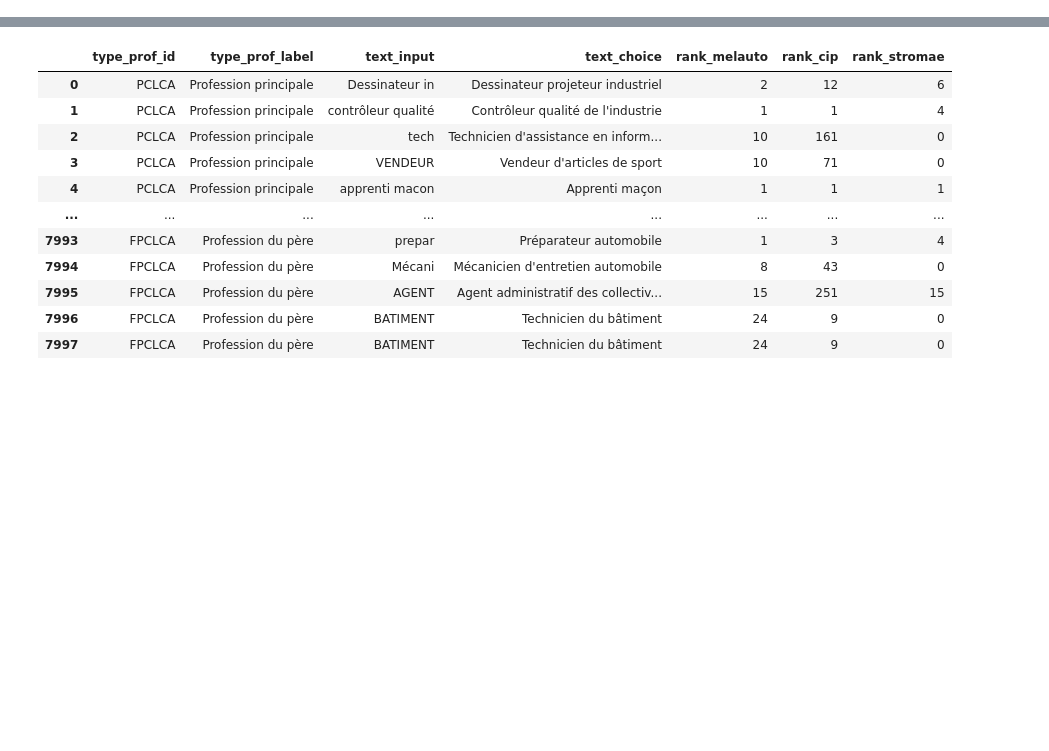
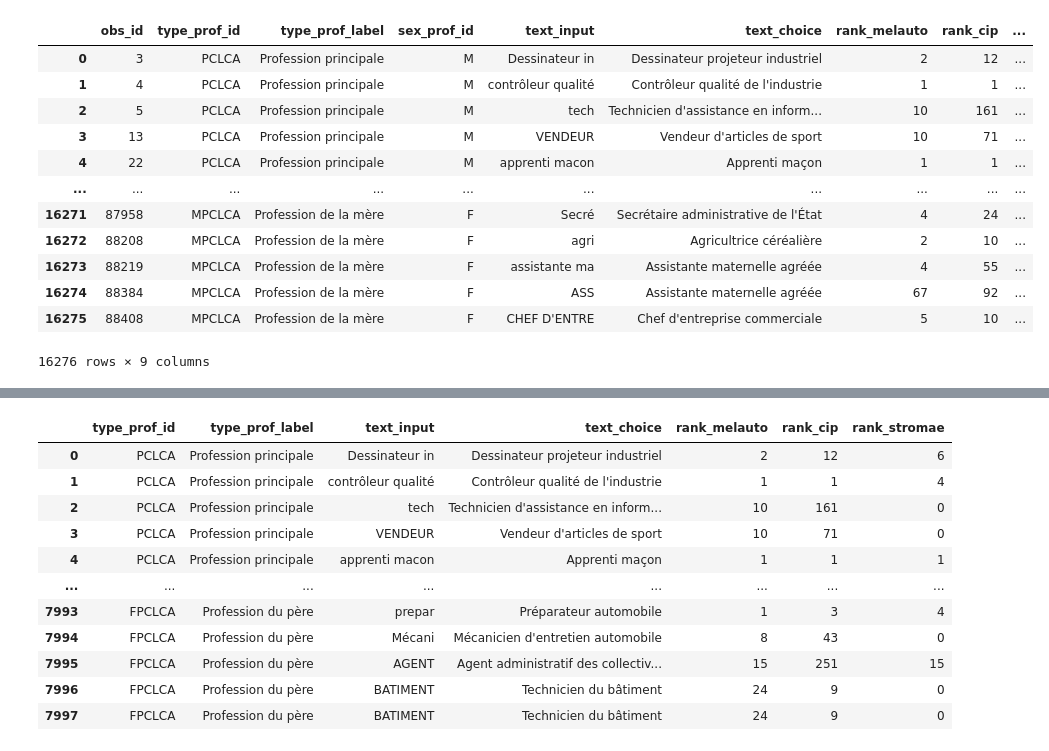
Before and after one commit to 90-01Z/Benchmark, a Jupyter notebook: test.ipynb, the cells around one changed output, grey strips where cells are left out. Drawn from its saved outputs; the diff is of its cells as text; code cells hidden in the pictures; blank space fills up the shorter version.

```diff
--- a/test.ipynb
+++ b/test.ipynb
@@ -105,0 +134,17 @@ concat_men = concat_men[["type_prof_id","type_prof_label","text_input","text_cho
+# %%
+data_prof_2 = pd.read_csv(r"./data/benchmark_eec.csv",encoding="utf-8")
+data_prof_2
+# %% [output]
+|  | obs_id | type_prof_id | type_prof_label | sex_prof_id | text_input | text_choice | rank_melauto | rank_cip | ... |
+| 0 | 3 | PCLCA | Profession principale | M | Dessinateur in | Dessinateur projeteur industriel | 2 | 12 | ... |
+| 1 | 4 | PCLCA | Profession principale | M | contrôleur qualité | Contrôleur qualité de l'industrie | 1 | 1 | ... |
+| 2 | 5 | PCLCA | Profession principale | M | tech | Technicien d'assistance en inform... | 10 | 161 | ... |
+| 3 | 13 | PCLCA | Profession principale | M | VENDEUR | Vendeur d'articles de sport | 10 | 71 | ... |
+| 4 | 22 | PCLCA | Profession principale | M | apprenti macon | Apprenti maçon | 1 | 1 | ... |
+| ... | ... | ... | ... | ... | ... | ... | ... | ... | ... |
+| 16271 | 87958 | MPCLCA | Profession de la mère | F | Secré | Secrétaire administrative de l'État | 4 | 24 | ... |
+| 16272 | 88208 | MPCLCA | Profession de la mère | F | agri | Agricultrice céréalière | 2 | 10 | ... |
+| 16273 | 88219 | MPCLCA | Profession de la mère | F | assistante ma | Assistante maternelle agréée | 4 | 55 | ... |
+| 16274 | 88384 | MPCLCA | Profession de la mère | F | ASS | Assistante maternelle agréée | 67 | 92 | ... |
+| 16275 | 88408 | MPCLCA | Profession de la mère | F | CHEF D'ENTRE | Chef d'entreprise commerciale | 5 | 10 | ... |
+16276 rows × 9 columns
```
Also changed, not shown: parts of 25 cells of this notebook, 6 other files.
